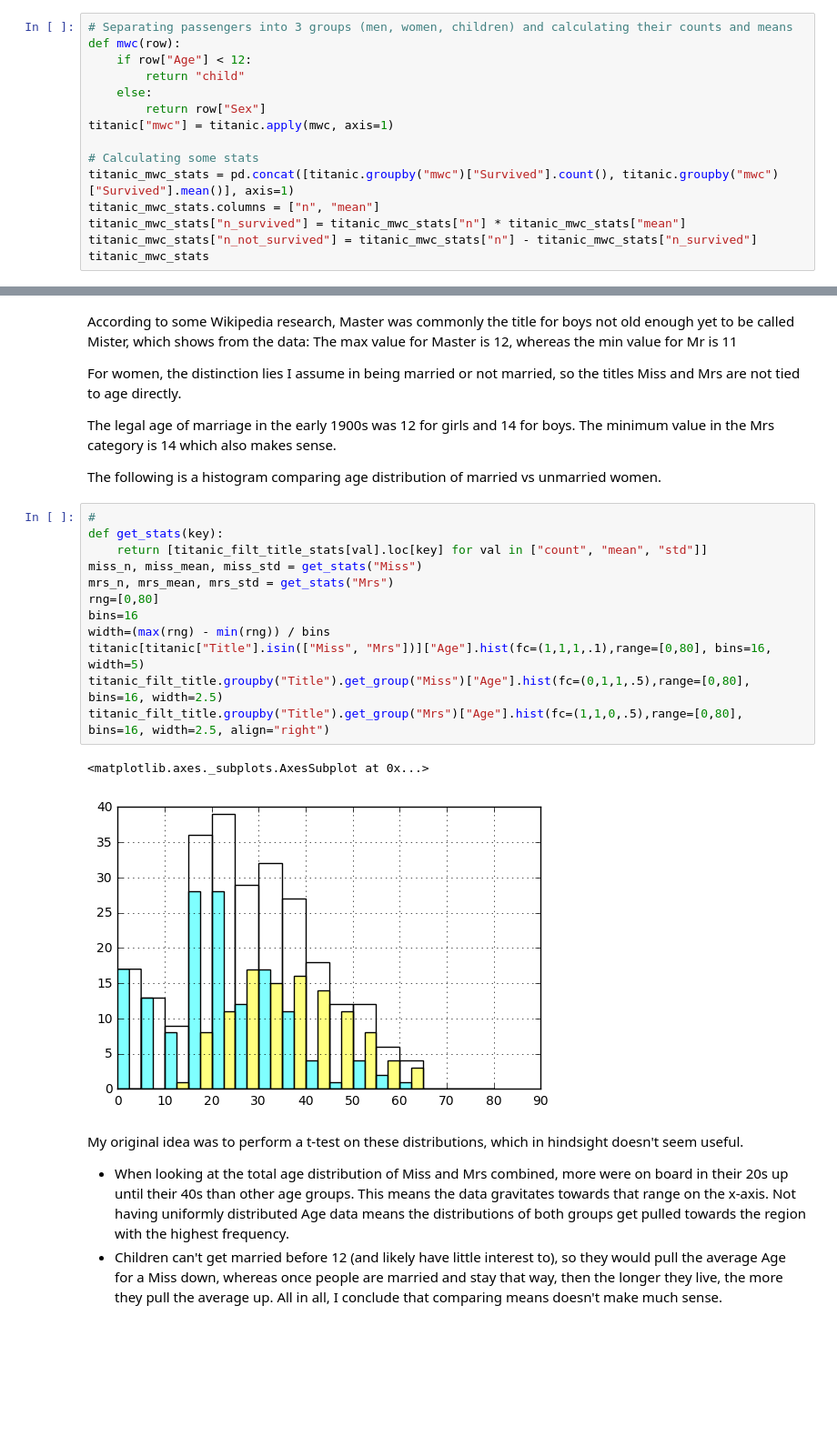
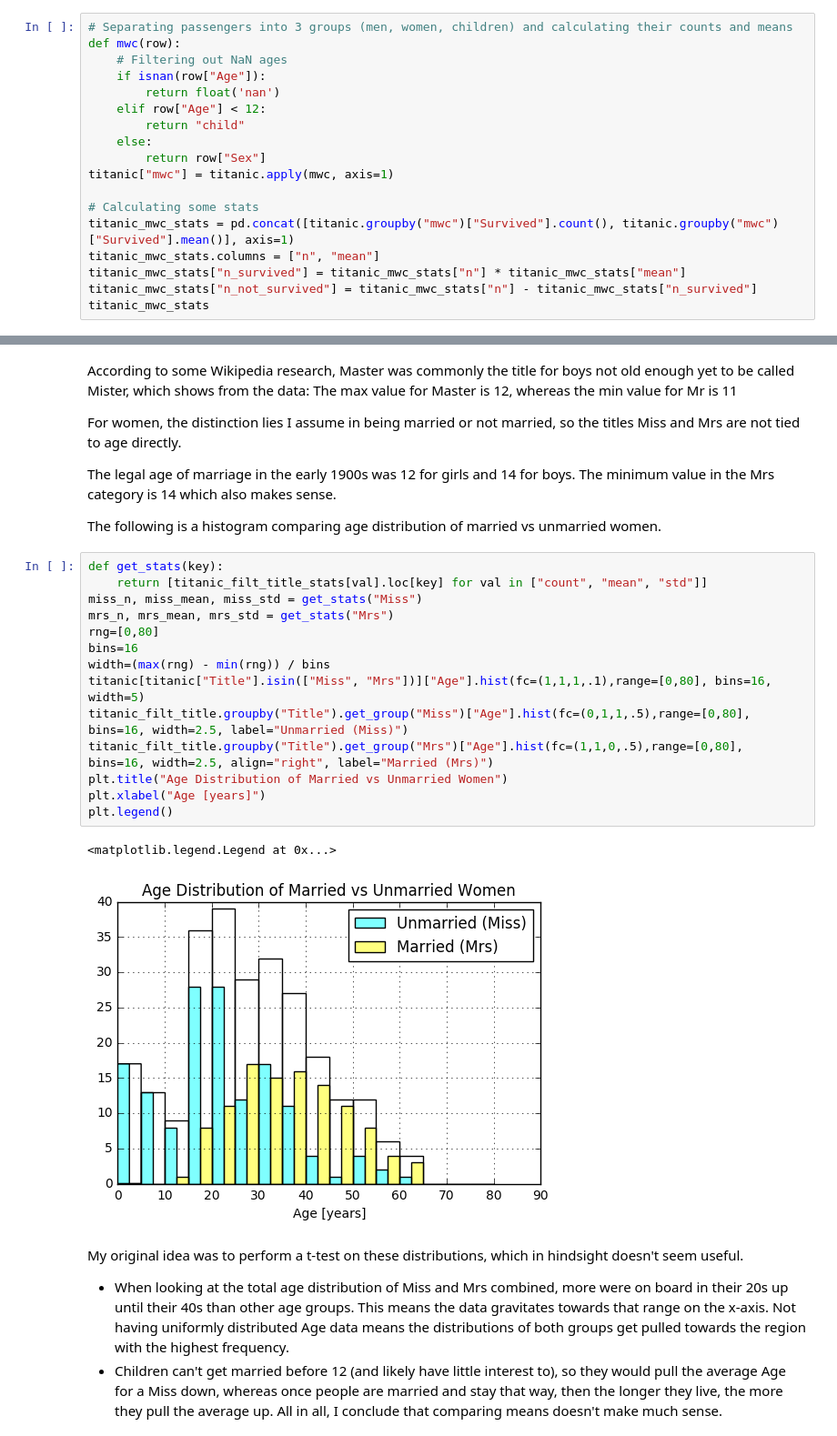
Before and after one commit to dieterannys/udacity_dand_p2, a Jupyter notebook: dand_dieter_annys_p2_investigate_a_dataset.ipynb, the cells around one changed output, grey strips where cells are left out. Shown: that part at 91% size. Cells and saved outputs as stored; diff of their text form; blank space fills up the shorter version.

```diff
--- a/dand_dieter_annys_p2_investigate_a_dataset.ipynb
+++ b/dand_dieter_annys_p2_investigate_a_dataset.ipynb
@@ -189,7 +241,10 @@ As confirmation afterwards, I also check whether I can safely assume I can throw
 # %%
 # Separating passengers into 3 groups (men, women, children) and calculating their counts and means
 def mwc(row):
-    if row["Age"] < 12:
+    # Filtering out NaN ages
+    if isnan(row["Age"]):
+        return float('nan')
+    elif row["Age"] < 12:
         return "child"
     else:
         return row["Sex"]
@@ -345,20 +375,22 @@ The legal age of marriage in the early 1900s was 12 for girls and 14 for boys. T
 
 The following is a histogram comparing age distribution of married vs unmarried women.
 # %%
-#
 def get_stats(key):
     return [titanic_filt_title_stats[val].loc[key] for val in ["count", "mean", "std"]]
 miss_n, miss_mean, miss_std = get_stats("Miss")
 mrs_n, mrs_mean, mrs_std = get_stats("Mrs")
 rng=[0,80]
 bins=16
 width=(max(rng) - min(rng)) / bins
 titanic[titanic["Title"].isin(["Miss", "Mrs"])]["Age"].hist(fc=(1,1,1,.1),range=[0,80], bins=16, width=5)
-titanic_filt_title.groupby("Title").get_group("Miss")["Age"].hist(fc=(0,1,1,.5),range=[0,80], bins=16, width=2.5)
-titanic_filt_title.groupby("Title").get_group("Mrs")["Age"].hist(fc=(1,1,0,.5),range=[0,80], bins=16, width=2.5, align="right")
+titanic_filt_title.groupby("Title").get_group("Miss")["Age"].hist(fc=(0,1,1,.5),range=[0,80], bins=16, width=2.5, label="Unmarried (Miss)")
+titanic_filt_title.groupby("Title").get_group("Mrs")["Age"].hist(fc=(1,1,0,.5),range=[0,80], bins=16, width=2.5, align="right", label="Married (Mrs)")
+plt.title("Age Distribution of Married vs Unmarried Women")
+plt.xlabel("Age [years]")
+plt.legend()
 # %% [output]
-<matplotlib.axes._subplots.AxesSubplot at 0x...>
+<matplotlib.legend.Legend at 0x...>
-[figure, old version]
+[figure, new version]
 # %% [markdown]
 My original idea was to perform a t-test on these distributions, which in hindsight doesn't seem useful.
 - When looking at the total age distribution of Miss and Mrs combined, more were on board in their 20s up until their 40s than other age groups. This means the data gravitates towards that range on the x-axis. Not having uniformly distributed Age data means the distributions of both groups get pulled towards the region with the highest frequency.
```
Also changed, not shown: parts of 22 cells of this notebook, 1 other file.
